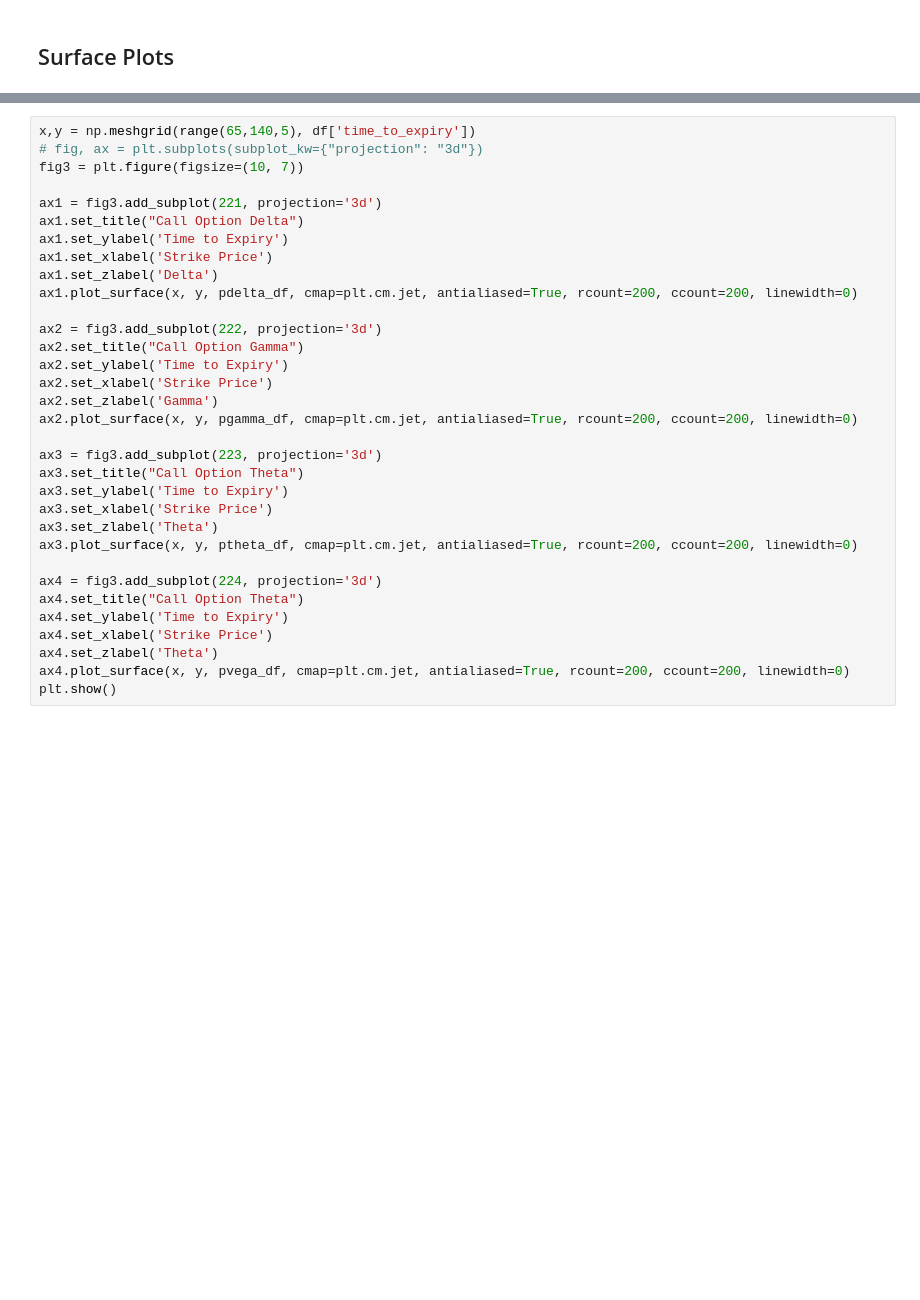
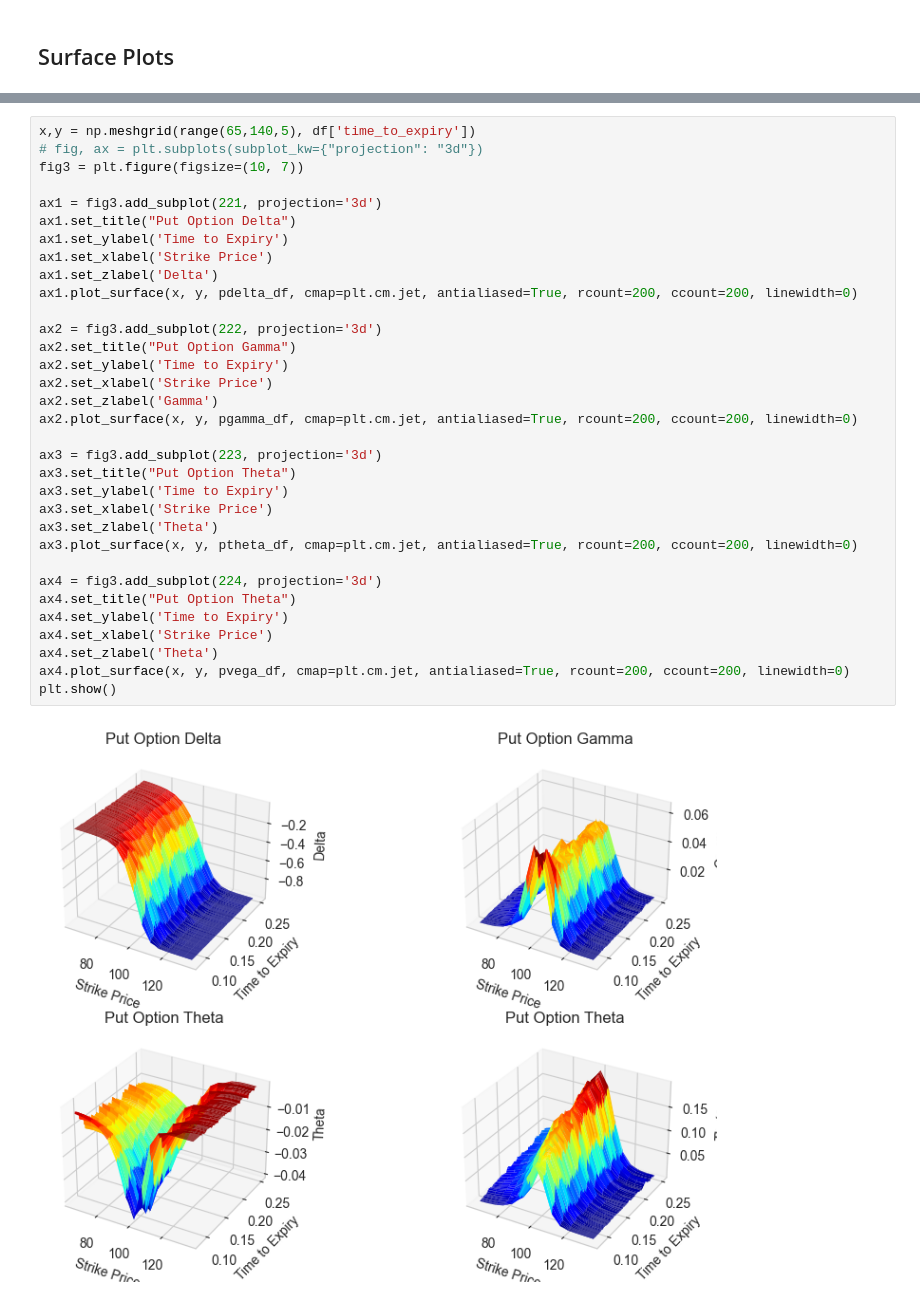
Before and after one commit to Ae-bii/uchicago-trading-2023, a Jupyter notebook: case2/analysis/understanding_train_data.ipynb, the cells around one changed output, grey strips where cells are left out. Cells and saved outputs as stored; diff of their text form; blank space fills up the shorter version.

Commit message:
fixed graphical glitch

```diff
--- a/case2/analysis/understanding_train_data.ipynb
+++ b/case2/analysis/understanding_train_data.ipynb
@@ -431,33 +431,35 @@ plt.show()
 # %%
 x,y = np.meshgrid(range(65,140,5), df['time_to_expiry'])
 # fig, ax = plt.subplots(subplot_kw={"projection": "3d"})
 fig3 = plt.figure(figsize=(10, 7))
 
 ax1 = fig3.add_subplot(221, projection='3d')
-ax1.set_title("Call Option Delta")
+ax1.set_title("Put Option Delta")
 ax1.set_ylabel('Time to Expiry')
 ax1.set_xlabel('Strike Price')
 ax1.set_zlabel('Delta')
 ax1.plot_surface(x, y, pdelta_df, cmap=plt.cm.jet, antialiased=True, rcount=200, ccount=200, linewidth=0)
 
 ax2 = fig3.add_subplot(222, projection='3d')
-ax2.set_title("Call Option Gamma")
+ax2.set_title("Put Option Gamma")
 ax2.set_ylabel('Time to Expiry')
 ax2.set_xlabel('Strike Price')
 ax2.set_zlabel('Gamma')
 ax2.plot_surface(x, y, pgamma_df, cmap=plt.cm.jet, antialiased=True, rcount=200, ccount=200, linewidth=0)
 
 ax3 = fig3.add_subplot(223, projection='3d')
-ax3.set_title("Call Option Theta")
+ax3.set_title("Put Option Theta")
 ax3.set_ylabel('Time to Expiry')
 ax3.set_xlabel('Strike Price')
 ax3.set_zlabel('Theta')
 ax3.plot_surface(x, y, ptheta_df, cmap=plt.cm.jet, antialiased=True, rcount=200, ccount=200, linewidth=0)
 
 ax4 = fig3.add_subplot(224, projection='3d')
-ax4.set_title("Call Option Theta")
+ax4.set_title("Put Option Theta")
 ax4.set_ylabel('Time to Expiry')
 ax4.set_xlabel('Strike Price')
 ax4.set_zlabel('Theta')
 ax4.plot_surface(x, y, pvega_df, cmap=plt.cm.jet, antialiased=True, rcount=200, ccount=200, linewidth=0)
 plt.show()
+# %% [output]
+[figure, added]
```
Also changed, not shown: parts of 1 cell of this notebook.
